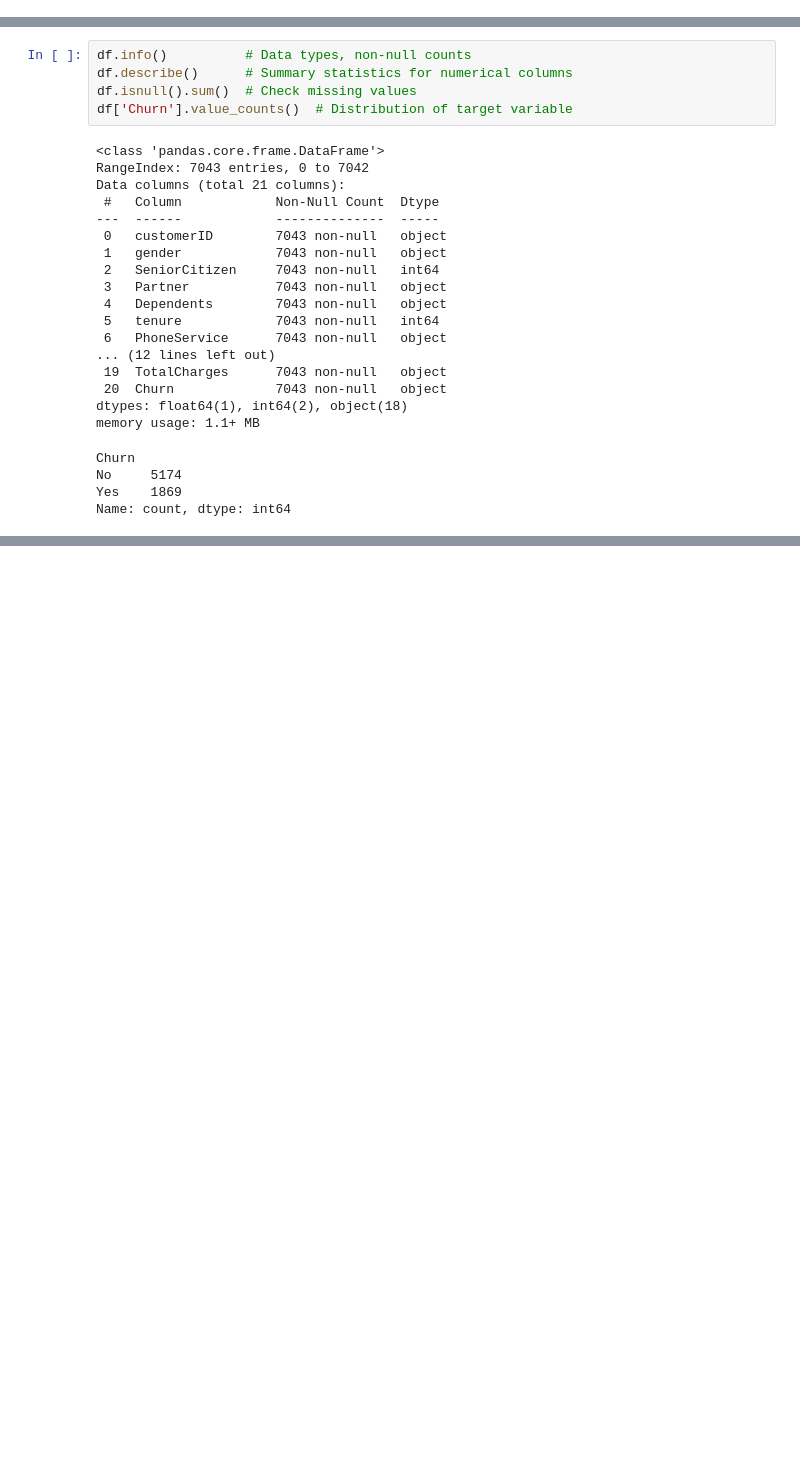
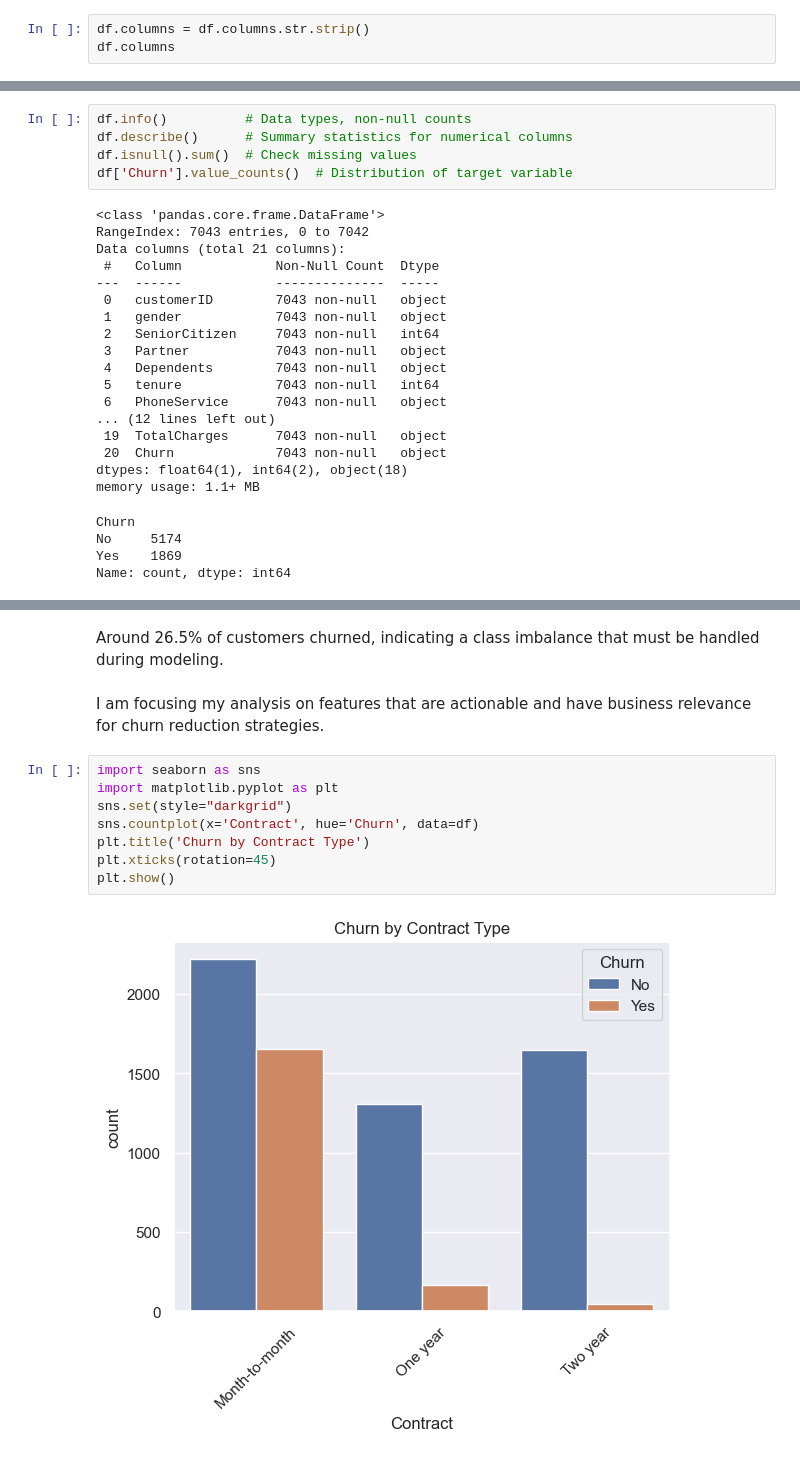
Before and after one commit to adheena14/customer-churn-statistical-learning, a Jupyter notebook: notebooks/churn_eda.ipynb, the cells around one changed output, grey strips where cells are left out. Saved outputs shown, nothing was run; the diff lists cells and outputs as text; blank space fills up the shorter version.

```diff
--- a/notebooks/churn_eda.ipynb
+++ b/notebooks/churn_eda.ipynb
@@ -14,3 +14,6 @@ df.head()
 | 3 | 7795-CFOCW | Male | 0 | No | No | 45 | No | No phone service | ... |
 | 4 | 9237-HQITU | Female | 0 | No | No | 2 | Yes | No | ... |
 5 rows × 21 columns
+# %%
+df.columns = df.columns.str.strip()
+df.columns
@@ -83,0 +63,14 @@ Observation: Most customers do not churn. Tenure shows a right-skewed distributi
+# %% [markdown]
+Around 26.5% of customers churned, indicating a class imbalance that must be handled during modeling.
+# %% [markdown]
+I am focusing my analysis on features that are actionable and have business relevance for churn reduction strategies.
+# %%
+import seaborn as sns
+import matplotlib.pyplot as plt
+sns.set(style="darkgrid")
+sns.countplot(x='Contract', hue='Churn', data=df)
+plt.title('Churn by Contract Type')
+plt.xticks(rotation=45)
+plt.show()
+# %% [output]
+[figure, added]
```
Also changed, not shown: parts of 34 cells of this notebook.
